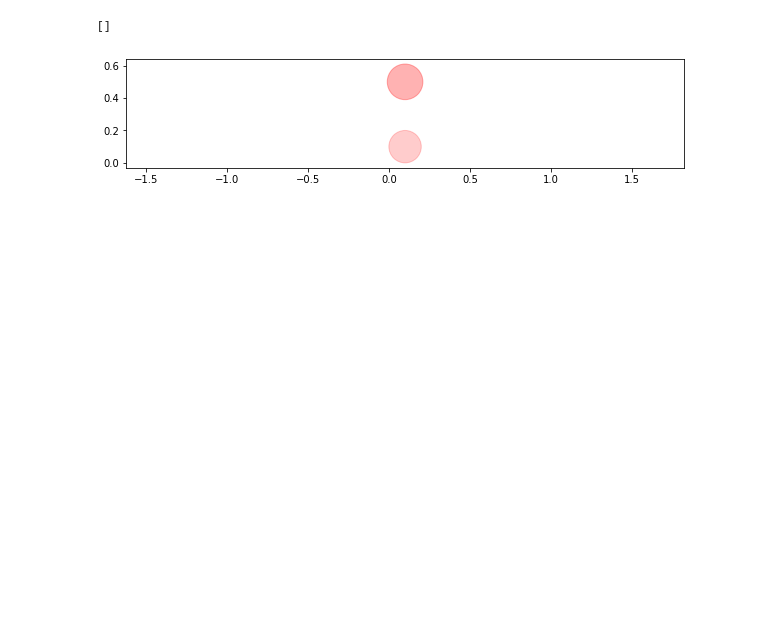
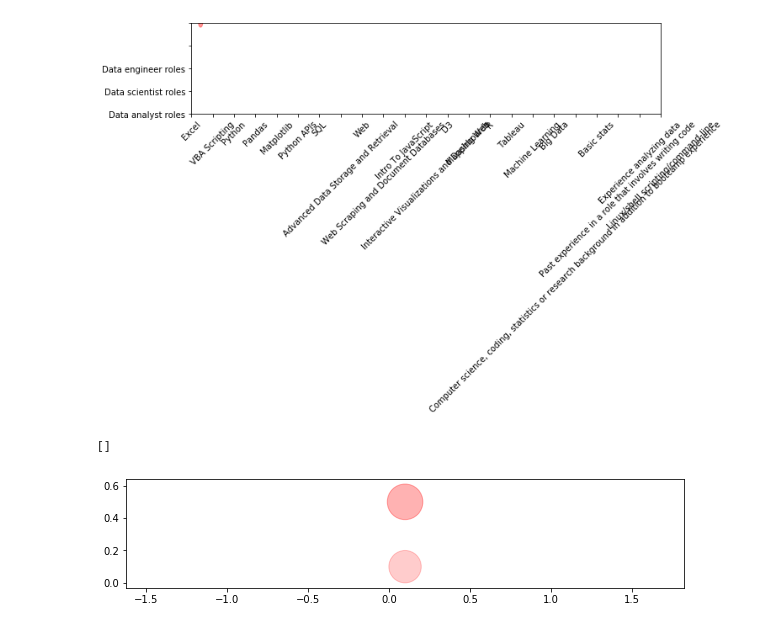
Before and after one commit to ilyaaltshteyn/pretend_project, a Jupyter notebook: class-topics-viz/vizzy.ipynb, the cells around one changed output. Drawn from its saved outputs; the diff is of its cells as text; code cells hidden in the pictures; blank space fills up the shorter version.

```diff
--- a/class-topics-viz/vizzy.ipynb
+++ b/class-topics-viz/vizzy.ipynb
@@ -34,5 +34,20 @@ import matplotlib.pyplot as plt
 
 def add_circle(x, y, size, alpha):
     plt.gca().add_patch(plt.Circle((x, y), size, color='r', alpha=alpha))
+# %%
+plt.figure(figsize=(10,2))
+
+ax = plt.axes()
+ax.set_xticks(np.arange(0,len(df)))
+ax.set_xticklabels(df['Material'], rotation=45)
+ax.set_yticks(np.arange(0,3), minor=True)
+ax.set_yticklabels(['Data analyst roles', 'Data scientist roles', 'Data engineer roles'])
+
+add_circle(10/len(df), 2, .1, .4)
+
+# plt.gca().set_aspect('equal', adjustable='datalim')  # prevents circles from being ovals
+# plt.gca().plot()  # makes axis update
+# %% [output]
+[figure, added]
 # %%
 plt.figure(figsize=(10,2))
```
Also changed, not shown: parts of 1 cell of this notebook.
